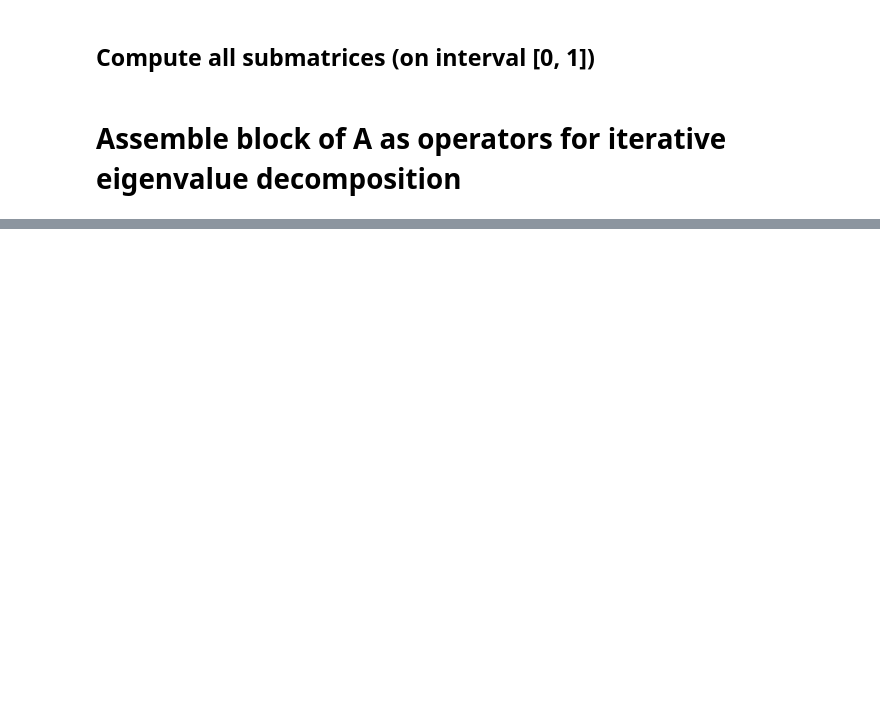
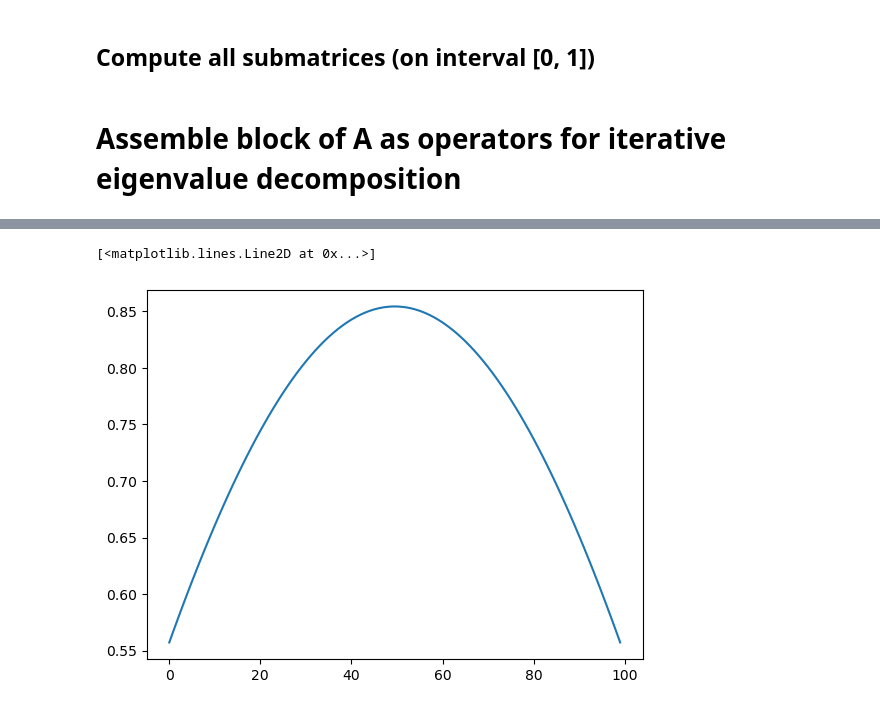
Before and after one commit to Beremi/KL_decomposition, a Jupyter notebook: kl_decomposition.ipynb, the cells around one changed output, grey strips where cells are left out. Saved outputs shown, nothing was run; the diff lists cells and outputs as text; code cells hidden in the pictures; blank space fills up the shorter version.

```diff
--- a/kl_decomposition.ipynb
+++ b/kl_decomposition.ipynb
@@ -213,0 +182,11 @@ largest eigenvalues in the (even,even,even,even) block:
+# %%
+from kl_decomposition import orthopoly
+x = np.linspace(0, 1, 100)
+tmp = orthopoly.leg_vals(60,x)
+tmp_o = tmp[::2,:]
+i = 0
+
+plt.plot(eigenvectors[(0,)][:, i] @ tmp_o * np.sqrt(eigenvalues[(0,)][i]))
+# %% [output]
+[<matplotlib.lines.Line2D at 0x...>]
+[figure, added]
```
Also changed, not shown: parts of 27 cells of this notebook, 4 other files.
